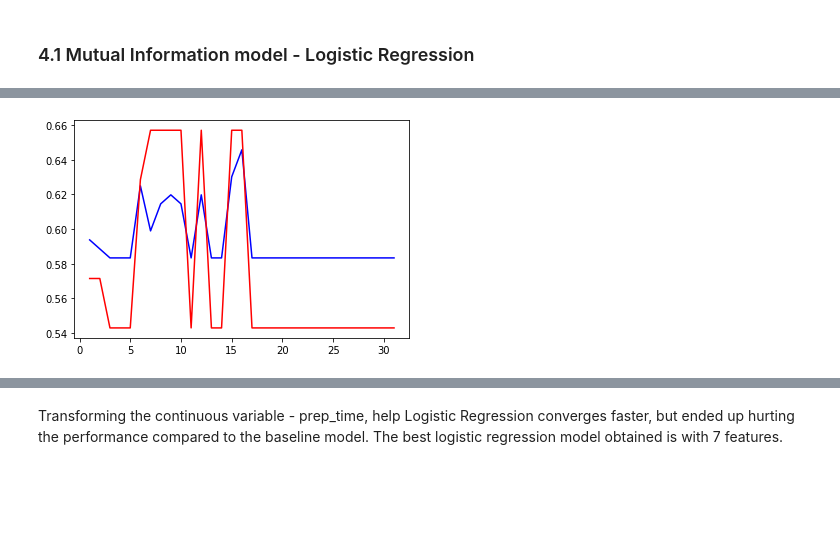
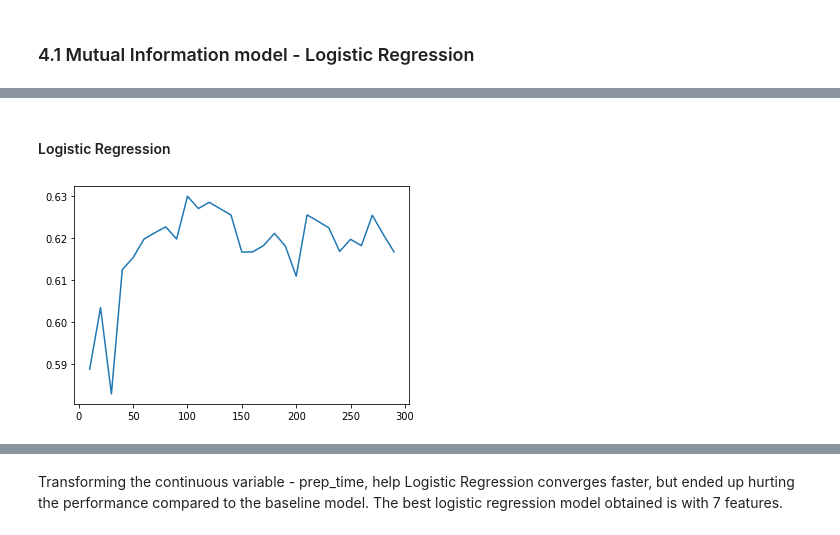
Before and after one commit to irenechang1510/indian-cuisine-EDA, a Jupyter notebook: analysis.ipynb, the cells around one changed output, grey strips where cells are left out. Drawn from its saved outputs; the diff is of its cells as text; code cells hidden in the pictures; blank space fills up the shorter version.

```diff
--- a/analysis.ipynb
+++ b/analysis.ipynb
@@ -417,0 +476,3 @@ x_train2, x_test2, y_train2, y_test2 = train_test_split(data_improve.drop('cook_
+# %%
+X_resampled, y_resampled = SMOTENC(categorical_features=range(1, 222), random_state=0,
+sampling_strategy='minority').fit_resample(x_full2, y_full2)
@@ -445,12 +528,0 @@ plt.bar([i for i in range(len(fs.scores_))], fs.scores_)
-# %%
-train_acc = []
-test_acc = []
-for k in k_vals:
-    x_train_fs, x_test_fs, fs = select_features_mutual_info(x_train2, y_train2, x_test2, k_val=k)
-    lr_mutual_info = LogisticRegressionCV(cv=5, n_jobs=-1)
-    lr_mutual_info.fit(x_train_fs, y_train2)
-    train_acc.append(lr_mutual_info.score(x_train_fs, y_train2))
-    test_acc.append(lr_mutual_info.score(x_test_fs, y_test2))
-plt.plot(k_vals, train_acc, color="blue")
-plt.plot(k_vals, test_acc, color="red")
-plt.show()
@@ -476,20 +529,15 @@ Please also refer to the documentation for alternative solver options:
-# %%
-train_acc = []
-test_acc = []
-
-import warnings
-# suppress warnings about convergence
-with warnings.catch_warnings():
-    warnings.simplefilter("ignore")
-    for k in k_vals:
-        x_train_fs, x_test_fs, fs = select_features_mutual_info(x_train, y_train, x_test, k_val=k)
-        lr_mutual_info = LogisticRegressionCV(cv=5, n_jobs=-1)
-        lr_mutual_info.fit(x_train_fs, y_train)
-        train_acc.append(lr_mutual_info.score(x_train_fs, y_train))
-        test_acc.append(lr_mutual_info.score(x_test_fs, y_test))
-# %%
-plt.plot(k_vals, train_acc, color="blue")
-plt.plot(k_vals, test_acc, color="red")
-plt.show()
-# %% [output]
-[figure, removed]
+# %% [markdown]
+#### Logistic Regression
+# %%
+# original
+acc = []
+for k in k_vals:
+    x_train_fs, fs = select_features_mutual_info(x_full, cook_time, k_val=k)
+    lr_mutual_info = LogisticRegression()
+    scores = evaluate_model(x_train_fs, cook_time, lr_mutual_info)
+    acc.append(mean(scores))
+plt.plot(k_vals, acc)
+plt.show()
+# best is k=100
+# %% [output]
+[figure, added]
```
Also changed, not shown: parts of 80 cells of this notebook.
